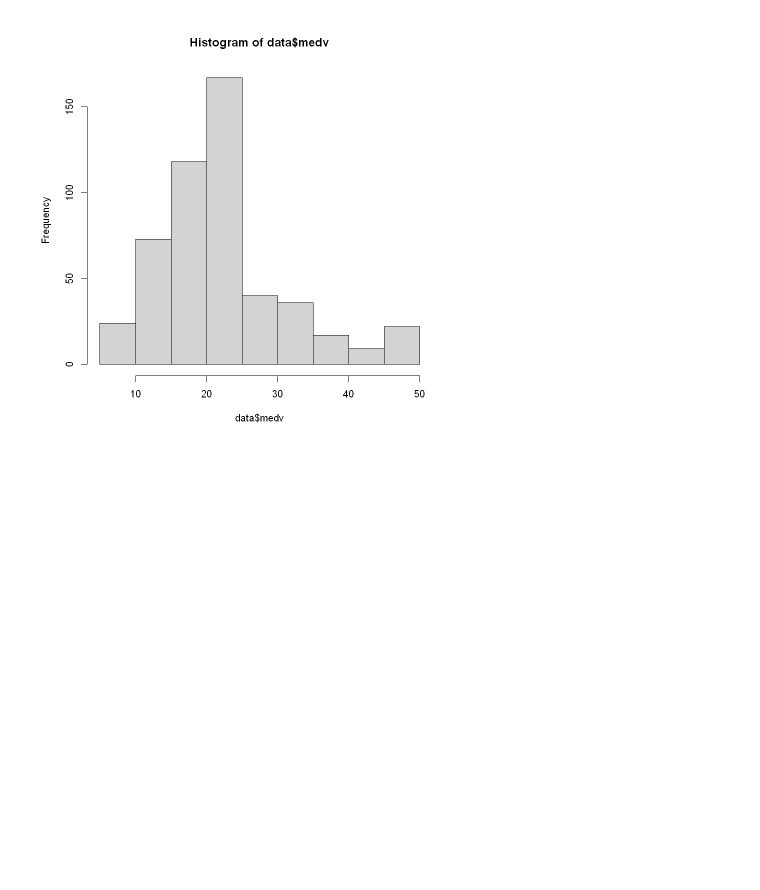
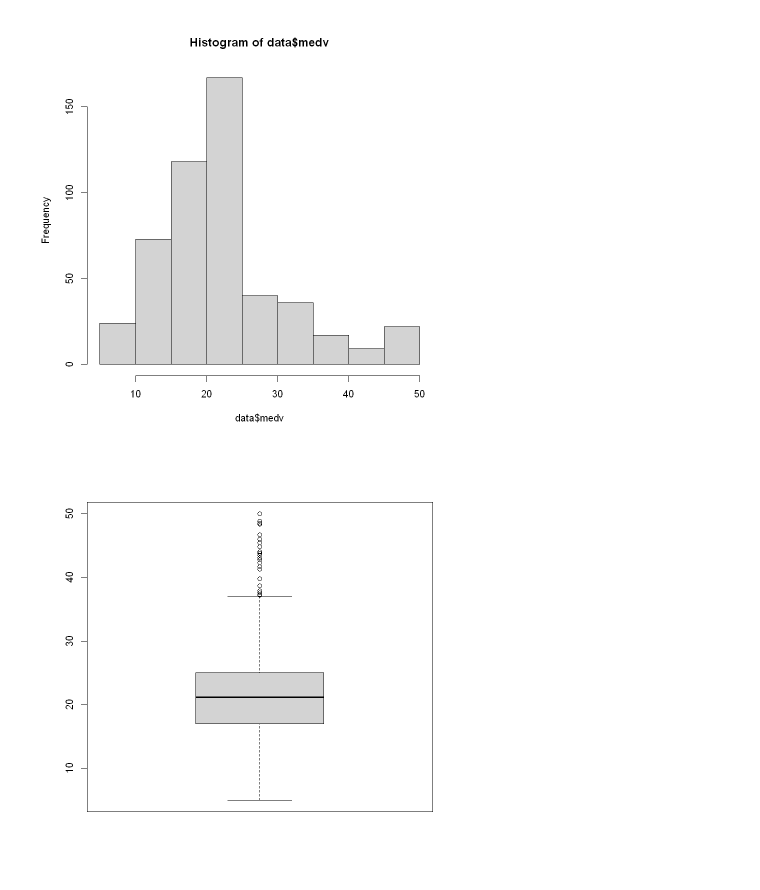
Before and after one commit to ying-wendywang/R_StatisticAnalysis, a Jupyter notebook: 1_LinearRegression.ipynb, the cells around one changed output. Cells and saved outputs as stored; diff of their text form; code cells hidden in the pictures; blank space fills up the shorter version.

```diff
--- a/1_LinearRegression.ipynb
+++ b/1_LinearRegression.ipynb
@@ -37,4 +96,4 @@ pacman::p_load(
   )
 # %%
-data <- get("Boston")  # load the "Boston" dataset and rename into "data"
+data("Boston")  # load the "Boston" dataset and rename into "data"
 # %% [markdown]
@@ -97,3 +156,7 @@ summary(data)  # summary statistics of all variables
 hist(data$medv)  # histogram of "medv" to see the distritbuion
 # %% [output]
 [figure]
+# %%
+boxplot(data$medv)
+# %% [output]
+[figure, added]
```
Also changed, not shown: parts of 31 cells of this notebook.
